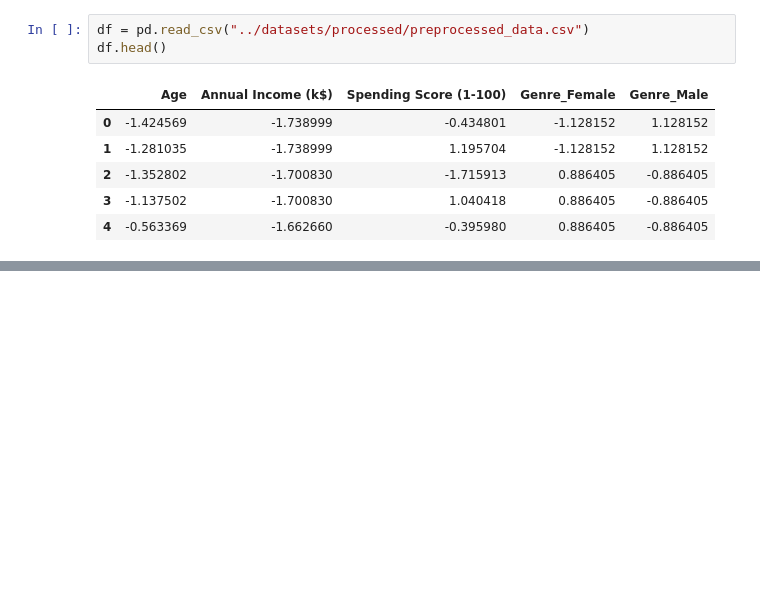
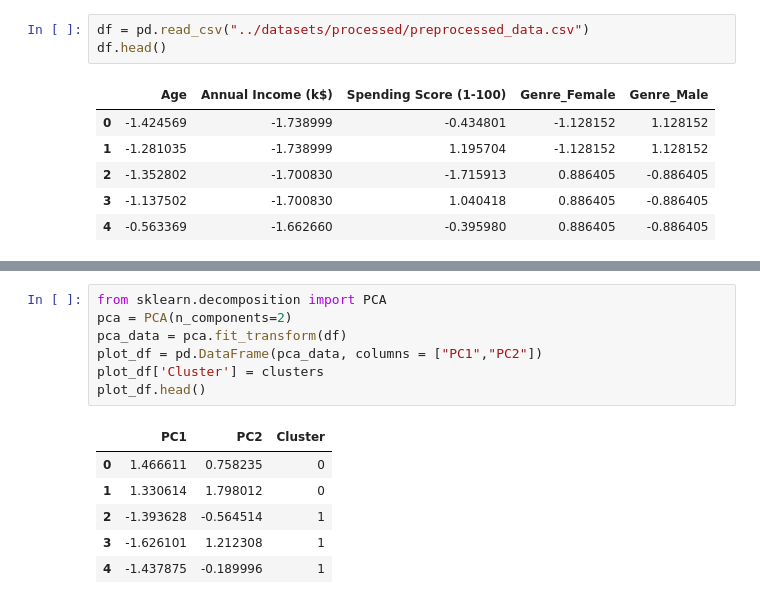
Before and after one commit to biswas-bit/Customer-Segmentation-Unsupervised-ML-, a Jupyter notebook: analysis/algorithem_dbScan.ipynb, the cells around one changed output, grey strips where cells are left out. Saved outputs shown, nothing was run; the diff lists cells and outputs as text; blank space fills up the shorter version.

```diff
--- a/analysis/algorithem_dbScan.ipynb
+++ b/analysis/algorithem_dbScan.ipynb
@@ -32,0 +52,14 @@ plt.show()
+# %%
+from sklearn.decomposition import PCA
+pca = PCA(n_components=2)
+pca_data = pca.fit_transform(df)
+plot_df = pd.DataFrame(pca_data, columns = ["PC1","PC2"])
+plot_df['Cluster'] = clusters
+plot_df.head()
+# %% [output]
+|  | PC1 | PC2 | Cluster |
+| 0 | 1.466611 | 0.758235 | 0 |
+| 1 | 1.330614 | 1.798012 | 0 |
+| 2 | -1.393628 | -0.564514 | 1 |
+| 3 | -1.626101 | 1.212308 | 1 |
+| 4 | -1.437875 | -0.189996 | 1 |
```
Also changed, not shown: parts of 4 cells of this notebook.
